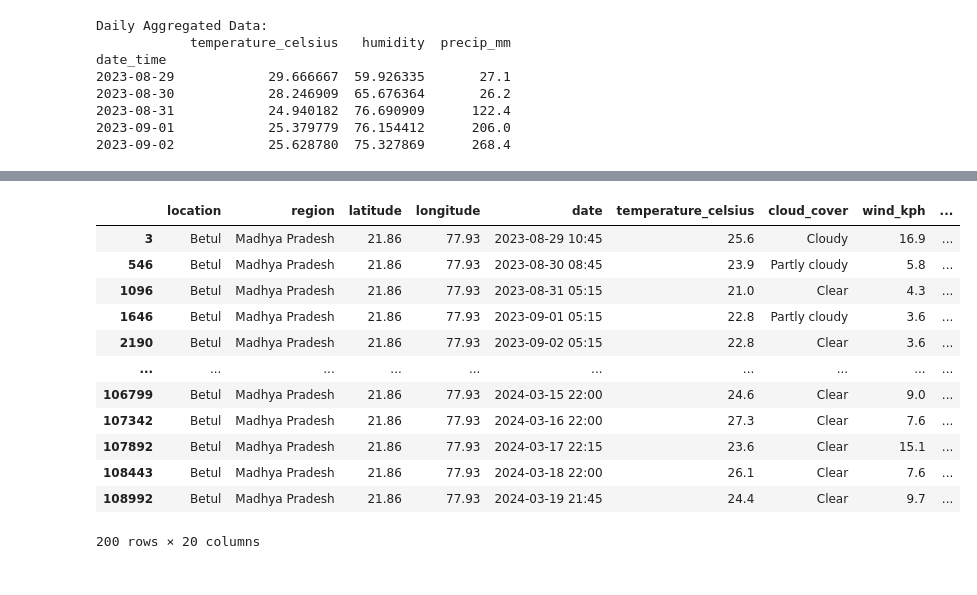
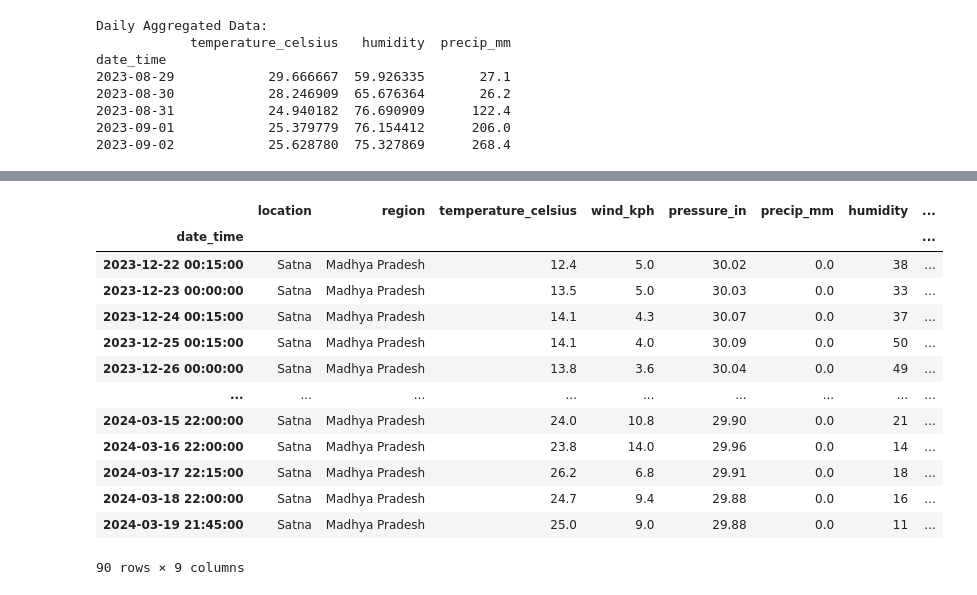
Before and after one commit to raunak01-raj/Weather-prediction, a Jupyter notebook: WP (SVM).ipynb, the cells around one changed output, grey strips where cells are left out. Cells and saved outputs as stored; diff of their text form; code cells hidden in the pictures.

```diff
--- a/WP (SVM).ipynb
+++ b/WP (SVM).ipynb
@@ -99,3 +93,6 @@ date_time
 2023-08-31            24.940182  76.690909      122.4
 2023-09-01            25.379779  76.154412      206.0
 2023-09-02            25.628780  75.327869      268.4
+# %%
+weather01=weather01.drop('date',axis=1)
+weather01.info()
@@ -102,29 +117,32 @@ date_time
 # %%
 #Grouping differet locations for further actions
 grouped_data = weather01.groupby(['location'])
 #you can repeat this function with different locations
 
 derived_group_name = None
 
 city_name= input('enter city name:')
 
 derived_group_name = city_name
 City = grouped_data.get_group(derived_group_name)
 City
+City=City.set_index('date_time')
+City.tail(90)
 # %% [output]
-|  | location | region | latitude | longitude | date | temperature_celsius | cloud_cover | wind_kph | ... |
-| 3 | Betul | Madhya Pradesh | 21.86 | 77.93 | 2023-08-29 10:45 | 25.6 | Cloudy | 16.9 | ... |
-| 546 | Betul | Madhya Pradesh | 21.86 | 77.93 | 2023-08-30 08:45 | 23.9 | Partly cloudy | 5.8 | ... |
-| 1096 | Betul | Madhya Pradesh | 21.86 | 77.93 | 2023-08-31 05:15 | 21.0 | Clear | 4.3 | ... |
-| 1646 | Betul | Madhya Pradesh | 21.86 | 77.93 | 2023-09-01 05:15 | 22.8 | Partly cloudy | 3.6 | ... |
-| 2190 | Betul | Madhya Pradesh | 21.86 | 77.93 | 2023-09-02 05:15 | 22.8 | Clear | 3.6 | ... |
-| ... | ... | ... | ... | ... | ... | ... | ... | ... | ... |
-| 106799 | Betul | Madhya Pradesh | 21.86 | 77.93 | 2024-03-15 22:00 | 24.6 | Clear | 9.0 | ... |
-| 107342 | Betul | Madhya Pradesh | 21.86 | 77.93 | 2024-03-16 22:00 | 27.3 | Clear | 7.6 | ... |
-| 107892 | Betul | Madhya Pradesh | 21.86 | 77.93 | 2024-03-17 22:15 | 23.6 | Clear | 15.1 | ... |
-| 108443 | Betul | Madhya Pradesh | 21.86 | 77.93 | 2024-03-18 22:00 | 26.1 | Clear | 7.6 | ... |
-| 108992 | Betul | Madhya Pradesh | 21.86 | 77.93 | 2024-03-19 21:45 | 24.4 | Clear | 9.7 | ... |
+|  | location | region | temperature_celsius | wind_kph | pressure_in | precip_mm | humidity | ... |
+| date_time |  |  |  |  |  |  |  | ... |
+| 2023-12-22 00:15:00 | Satna | Madhya Pradesh | 12.4 | 5.0 | 30.02 | 0.0 | 38 | ... |
+| 2023-12-23 00:00:00 | Satna | Madhya Pradesh | 13.5 | 5.0 | 30.03 | 0.0 | 33 | ... |
+| 2023-12-24 00:15:00 | Satna | Madhya Pradesh | 14.1 | 4.3 | 30.07 | 0.0 | 37 | ... |
+| 2023-12-25 00:15:00 | Satna | Madhya Pradesh | 14.1 | 4.0 | 30.09 | 0.0 | 50 | ... |
+| 2023-12-26 00:00:00 | Satna | Madhya Pradesh | 13.8 | 3.6 | 30.04 | 0.0 | 49 | ... |
+| ... | ... | ... | ... | ... | ... | ... | ... | ... |
+| 2024-03-15 22:00:00 | Satna | Madhya Pradesh | 24.0 | 10.8 | 29.90 | 0.0 | 21 | ... |
+| 2024-03-16 22:00:00 | Satna | Madhya Pradesh | 23.8 | 14.0 | 29.96 | 0.0 | 14 | ... |
+| 2024-03-17 22:15:00 | Satna | Madhya Pradesh | 26.2 | 6.8 | 29.91 | 0.0 | 18 | ... |
+| 2024-03-18 22:00:00 | Satna | Madhya Pradesh | 24.7 | 9.4 | 29.88 | 0.0 | 16 | ... |
+| 2024-03-19 21:45:00 | Satna | Madhya Pradesh | 25.0 | 9.0 | 29.88 | 0.0 | 11 | ... |
-200 rows × 20 columns
+90 rows × 9 columns
 # %%
 # Now we will perform 'Moving Averages' for short term fluctuation in the dataset
 # Calculate 7-day moving average of temperature
```
Also changed, not shown: parts of 26 cells of this notebook, 36 other files.
